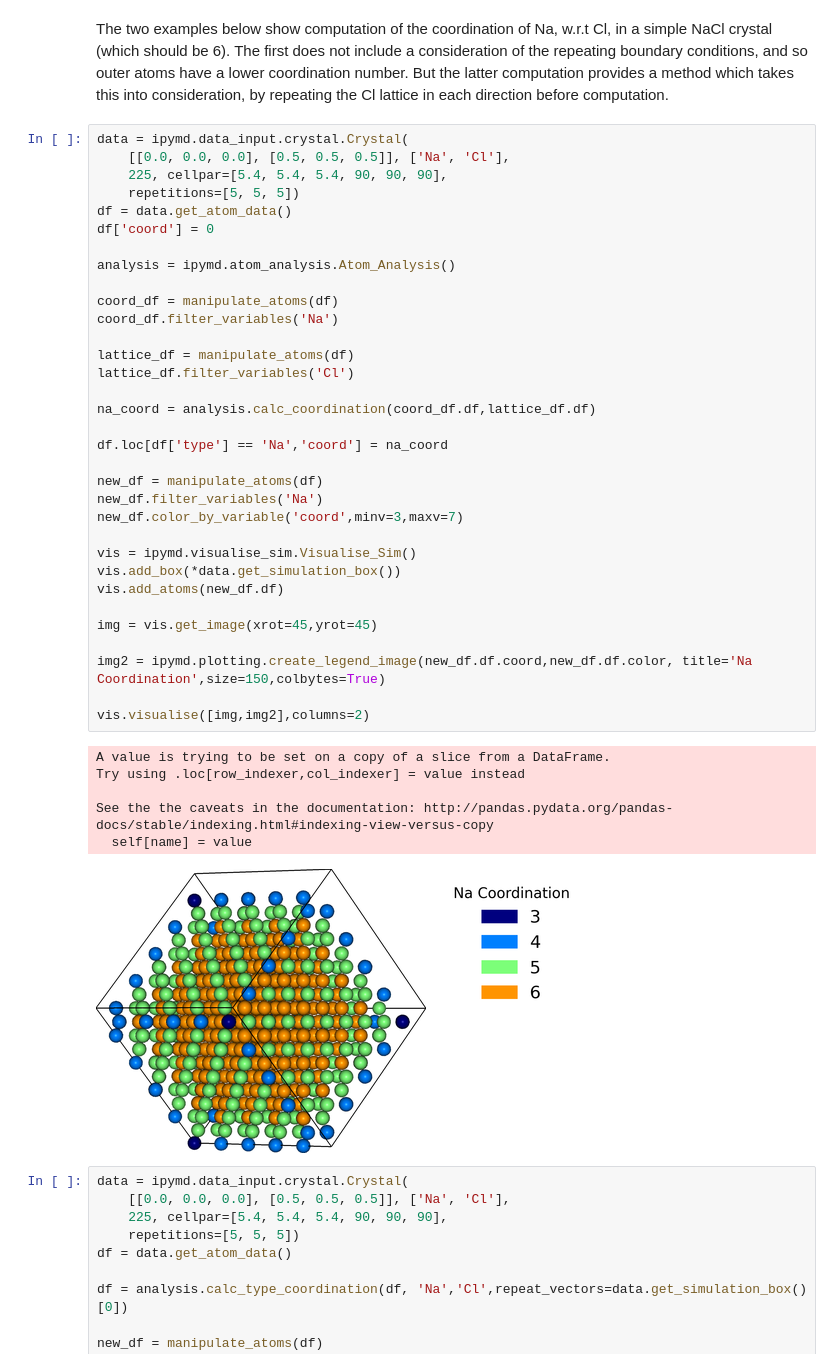
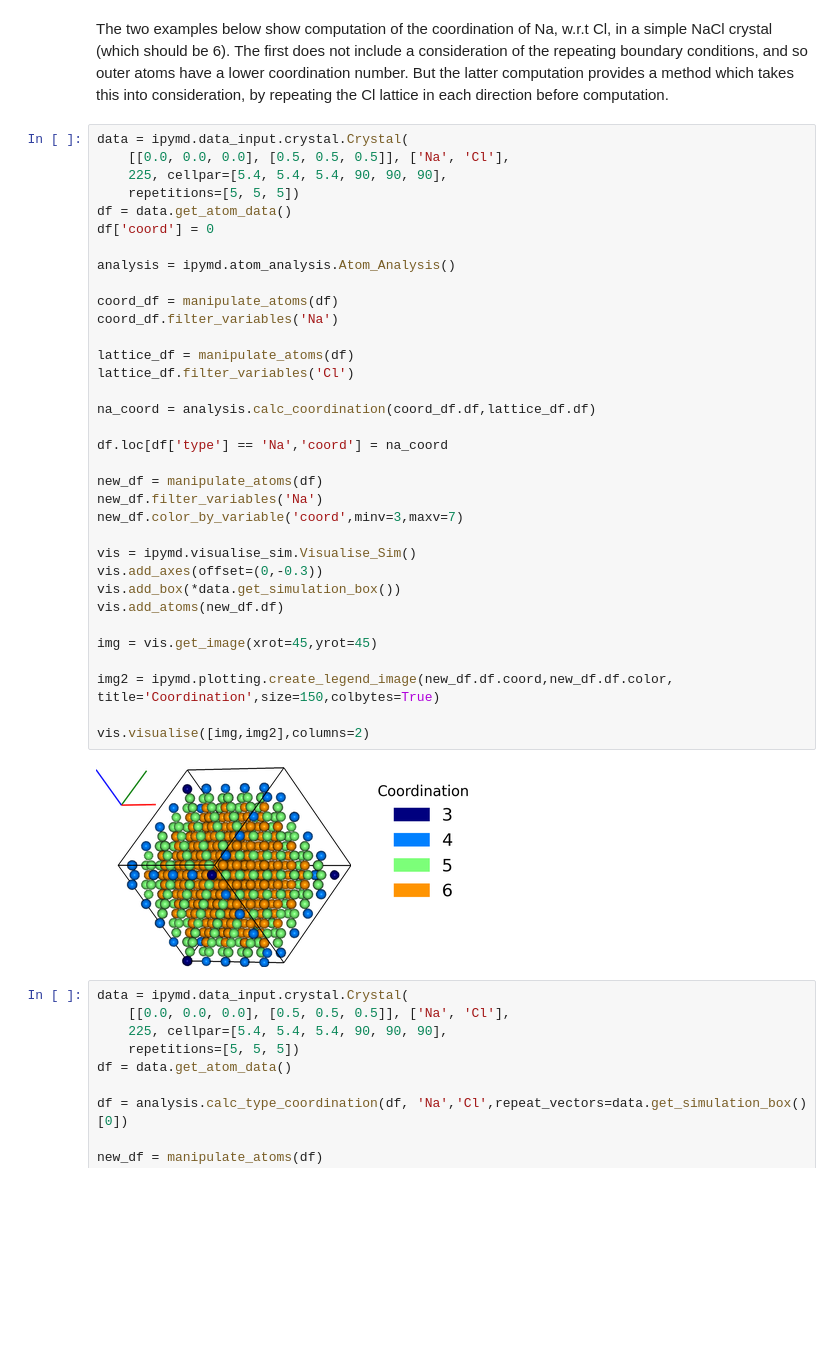
Before and after one commit to chrisjsewell/ipymd, a Jupyter notebook: example_analysis.ipynb, the cells around one changed output. Saved outputs shown, nothing was run; the diff lists cells and outputs as text; blank space fills up the shorter version.

```diff
--- a/example_analysis.ipynb
+++ b/example_analysis.ipynb
@@ -224,40 +224,36 @@ data = ipymd.data_input.crystal.Crystal(
     225, cellpar=[5.4, 5.4, 5.4, 90, 90, 90],
     repetitions=[5, 5, 5])
 df = data.get_atom_data()
 df['coord'] = 0
 
 analysis = ipymd.atom_analysis.Atom_Analysis()
 
 coord_df = manipulate_atoms(df)
 coord_df.filter_variables('Na')
 
 lattice_df = manipulate_atoms(df)
 lattice_df.filter_variables('Cl')
 
 na_coord = analysis.calc_coordination(coord_df.df,lattice_df.df)
 
 df.loc[df['type'] == 'Na','coord'] = na_coord
 
 new_df = manipulate_atoms(df)
 new_df.filter_variables('Na')
 new_df.color_by_variable('coord',minv=3,maxv=7)
 
 vis = ipymd.visualise_sim.Visualise_Sim()
+vis.add_axes(offset=(0,-0.3))
 vis.add_box(*data.get_simulation_box())
 vis.add_atoms(new_df.df)
 
 img = vis.get_image(xrot=45,yrot=45)
 
-img2 = ipymd.plotting.create_legend_image(new_df.df.coord,new_df.df.color, title='Na Coordination',size=150,colbytes=True)
+img2 = ipymd.plotting.create_legend_image(new_df.df.coord,new_df.df.color, title='Coordination',size=150,colbytes=True)
 
 vis.visualise([img,img2],columns=2)
 # %% [output]
-A value is trying to be set on a copy of a slice from a DataFrame.
-Try using .loc[row_indexer,col_indexer] = value instead
-
-See the the caveats in the documentation: http://pandas.pydata.org/pandas-docs/stable/indexing.html#indexing-view-versus-copy
-  self[name] = value
-[figure, old version]
+[figure, new version]
 # %%
 data = ipymd.data_input.crystal.Crystal(
     [[0.0, 0.0, 0.0], [0.5, 0.5, 0.5]], ['Na', 'Cl'],
```
Also changed, not shown: parts of 7 cells of this notebook, 3 other files.
